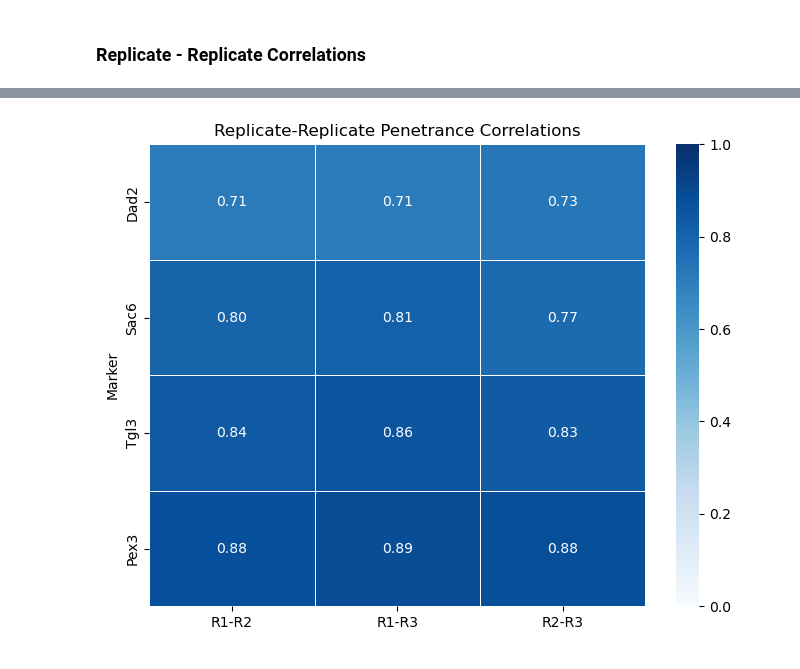
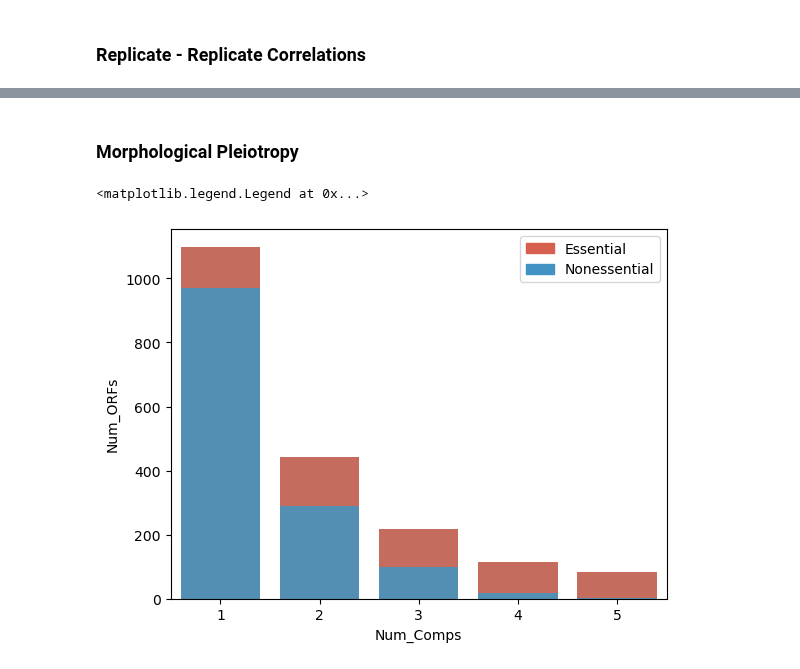
Before and after one commit to arsam-dj/MarkerProject, a Jupyter notebook: 12_make_plots_with_phenotype_data.ipynb, the cells around one changed output, grey strips where cells are left out. Cells and saved outputs as stored; diff of their text form; code cells hidden in the pictures.

```diff
--- a/12_make_plots_with_phenotype_data.ipynb
+++ b/12_make_plots_with_phenotype_data.ipynb
@@ -180,9 +183,55 @@ corr_matrices = pl.concat(corr_matrices, how="vertical").to_pandas().set_index("
-# %%
-## Plot
-plt.figure(figsize=(8,6))
-sns.heatmap(corr_matrices, vmin=0, vmax=1, annot=True, cmap="Blues", fmt=".2f", linewidths=0.5)
-plt.title("Replicate-Replicate Penetrance Correlations")
-plt.show()
-plt.close()
-# %% [output]
-[figure, removed]
+# %% [markdown]
+### Morphological Pleiotropy
+# %%
+## Read data
+phenotype_set = "Cells" # Cells or Compartments
+
+marker_dfs = []
+for marker in markers:
+    marker_df = (
+        pl
+        .read_excel(f"/home/alex/alex_files/markerproject_redux/strain_filtering/{phenotype_set}/filtered_strain_workbooks/{marker}_filtered_strains.xlsx", sheet_name="SheetD")
+        .with_columns(
+            (pl.lit(marker).alias("Marker")),
+            (
+                pl
+                .when(pl.col("Strain_ID").str.contains("tsa"))
+                .then(pl.lit("Essential"))
+                .otherwise(pl.lit("Nonessential"))
+            ).alias("Essentiality"),
+            (pl.col("Overall_Penetrance") * 100)
+            )
+        .select(["Marker", "ORF", "Essentiality"])
+        .filter(~pl.col("ORF").is_in(["YOR202W", "YMR271C"]))
+        )
+    marker_dfs.append(marker_df)
+
+combined_df = pl.concat(marker_dfs, how="vertical").unique()
+
+combined_df_all = (
+    combined_df
+    .group_by("ORF", "Essentiality")
+    .agg(pl.len().alias("Num_Comps"))
+    .group_by("Num_Comps")
+    .agg(pl.len().alias("Num_ORFs"))
+)
+
+combined_df_noness = (
+    combined_df
+    .filter(pl.col("Essentiality") == "Nonessential")
+    .group_by("ORF")
+    .agg(pl.len().alias("Num_Comps"))
+    .group_by("Num_Comps")
+    .agg(pl.len().alias("Num_ORFs"))
+)
+
+bar1 = sns.barplot(x="Num_Comps",  y="Num_ORFs", data=combined_df_all, color="#D75F4D")
+bar2 = sns.barplot(x="Num_Comps",  y="Num_ORFs", data=combined_df_noness, estimator=sum, color="#4293C3")
+
+# add legend
+top_bar = mpatches.Patch(color="#D75F4D", label="Essential")
+bottom_bar = mpatches.Patch(color="#4293C3", label="Nonessential")
+plt.legend(handles=[top_bar, bottom_bar])
+# %% [output]
+<matplotlib.legend.Legend at 0x...>
+[figure, added]
```
Also changed, not shown: parts of 5 cells of this notebook.
